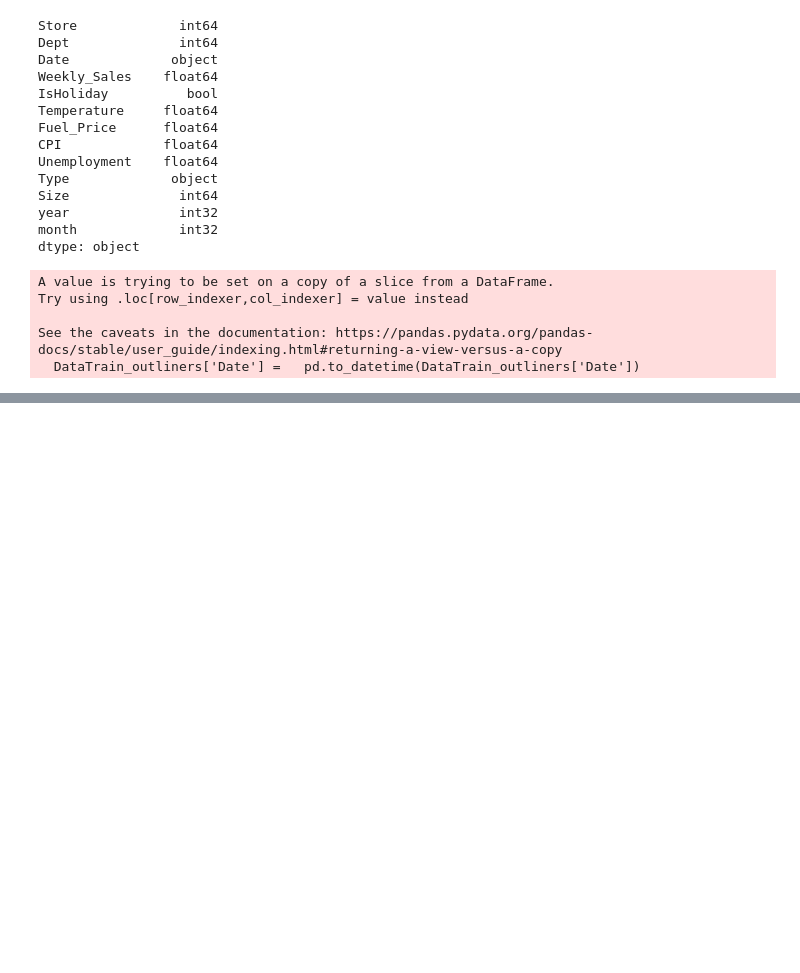
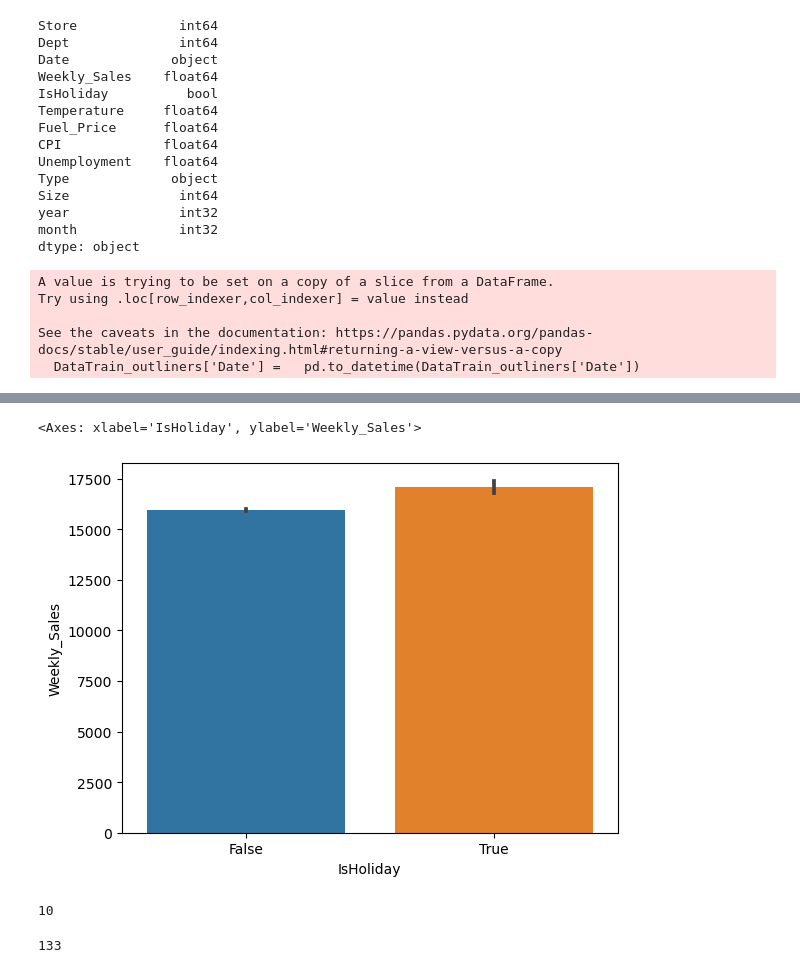
Before and after one commit to doakesbacon/ForecastingWalmartSales, a Jupyter notebook: Walmart.ipynb, the cells around one changed output, grey strips where cells are left out. Cells and saved outputs as stored; diff of their text form; code cells hidden in the pictures; blank space fills up the shorter version.

```diff
--- a/Walmart.ipynb
+++ b/Walmart.ipynb
@@ -205,0 +247,15 @@ See the caveats in the documentation: https://pandas.pydata.org/pandas-docs/stab
+# %%
+sns.barplot(x='IsHoliday', y='Weekly_Sales', data=DataTrain_outliners)
+# %% [output]
+<Axes: xlabel='IsHoliday', ylabel='Weekly_Sales'>
+[figure, added]
+# %%
+df_holiday = DataTrain_outliners.loc[DataTrain_outliners['IsHoliday']==True]
+df_holiday['Date'].nunique()
+# %% [output]
+10
+# %%
+df_not_holiday = DataTrain_outliners.loc[DataTrain_outliners['IsHoliday']==False]
+df_not_holiday['Date'].nunique()
+# %% [output]
+133
```
Also changed, not shown: parts of 36 cells of this notebook, 1 other file.
